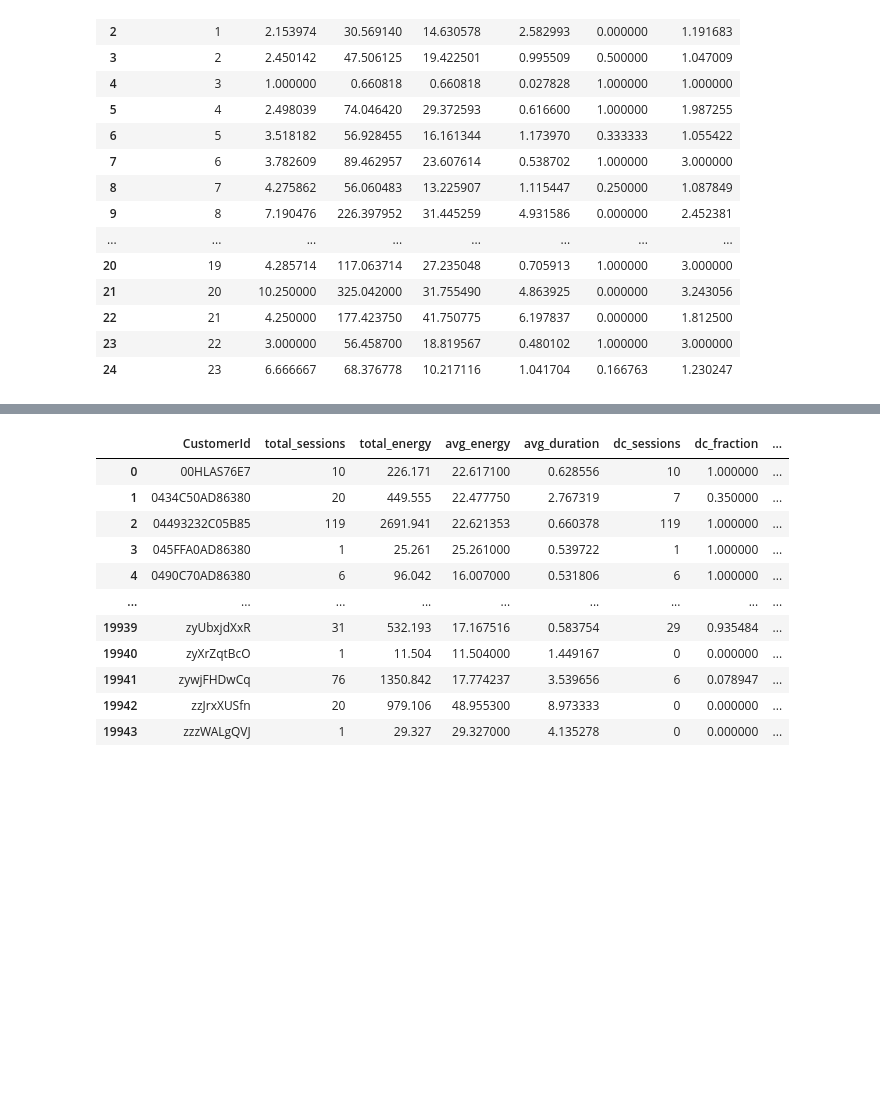
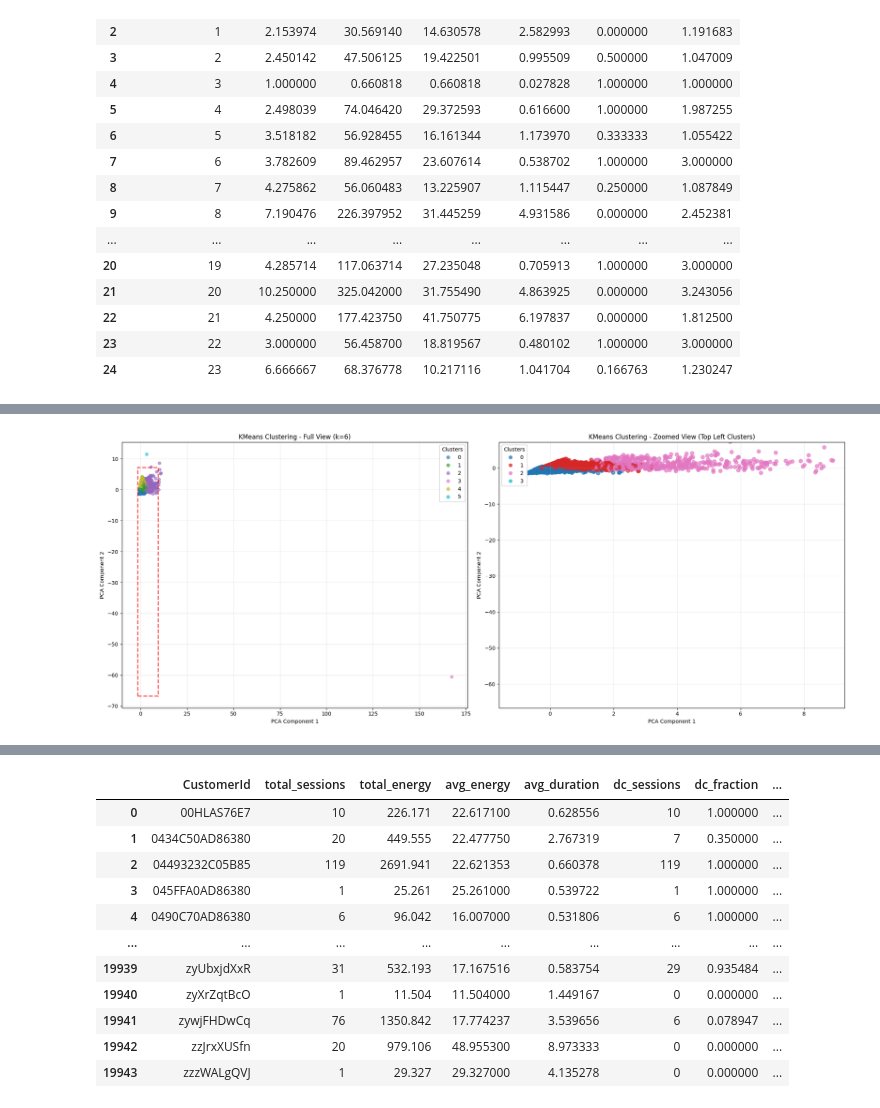
Before and after one commit to Xplore5/v2g-eda, a Jupyter notebook: Demand Response Data Preparation.ipynb, the cells around one changed output, grey strips where cells are left out. Saved outputs shown, nothing was run; the diff lists cells and outputs as text; code cells hidden in the pictures; blank space fills up the shorter version.

```diff
--- a/Demand Response Data Preparation.ipynb
+++ b/Demand Response Data Preparation.ipynb
@@ -91,0 +182,71 @@ cluster_summary
+# %%
+
+# Drop the noise points (kmeans cluster 4/5)
+kmeans_labels = user_stats['kmeans_cluster']
+kmeans_projections = projection_embeddings[~user_stats['kmeans_cluster'].isin([5, 4])]
+kmeans_labels = kmeans_labels[~user_stats['kmeans_cluster'].isin([5, 4])]
+
+# Create figure with two subplots: full view and zoomed view
+fig, (ax1, ax2) = plt.subplots(1, 2, figsize=(20, 8))
+
+# Plot 1: Full view for reference
+scatter1 = ax1.scatter(projection_embeddings[:, 0],
+                       projection_embeddings[:, 1],
+                       c=user_stats['kmeans_cluster'],
+                       cmap='tab10', alpha=0.6, s=30)
+
+ax1.set_title('KMeans Clustering - Full View (k={})'.format(optimal_k))
+ax1.set_xlabel('PCA Component 1')
+ax1.set_ylabel('PCA Component 2')
+legend1 = ax1.legend(*scatter1.legend_elements(), title="Clusters")
+ax1.add_artist(legend1)
+ax1.grid(True, alpha=0.3)
+
+# Plot 2: Zoomed view focusing on top left clusters
+scatter2 = ax2.scatter(kmeans_projections[:, 0],
+						kmeans_projections[:, 1],
+						c=kmeans_labels,
+						cmap='tab10',
+						alpha=0.7,
+						s=50)  # Larger points for better visibility
+
+# Calculate zoom limits to focus on the main cluster area
+x_data = kmeans_projections[:, 0]
+y_data = kmeans_projections[:, 1]
+
+# Method 1: Use percentiles to define the main cluster area
+# This automatically focuses on the densest regions
+x_min, x_max = np.percentile(x_data, [0, 99.9])
+y_min, y_max = np.percentile(y_data, [0, 95])
+
+# Add some padding for better visualization
+x_padding = (x_max - x_min) * 0.1
+y_padding = (y_max - y_min) * 0.1
+
+# Set the zoom limits
+ax2.set_xlim(x_min - x_padding, x_max + x_padding)
+ax2.set_ylim(y_min - y_padding, y_max + y_padding)
+
+ax2.set_title('KMeans Clustering - Zoomed View (Top Left Clusters)')
+ax2.set_xlabel('PCA Component 1')
+ax2.set_ylabel('PCA Component 2')
+legend2 = ax2.legend(*scatter2.legend_elements(), title="Clusters")
+ax2.add_artist(legend2)
+ax2.grid(True, alpha=0.3)
+
+# Add a rectangle on the full view to show the zoom area
+rect_x = x_min - x_padding
+rect_y = y_min - y_padding
+rect_width = (x_max + x_padding) - (x_min - x_padding)
+rect_height = (y_max + y_padding) - (y_min - y_padding)
+
+from matplotlib.patches import Rectangle
+zoom_rect = Rectangle((rect_x, rect_y), rect_width, rect_height,
+						linewidth=2, edgecolor='red', facecolor='none',
+						linestyle='--', alpha=0.7)
+ax1.add_patch(zoom_rect)
+
+plt.tight_layout()
+plt.show()
+# %% [output]
+[figure, added]
```
Also changed, not shown: parts of 10 cells of this notebook, 1 other file.
